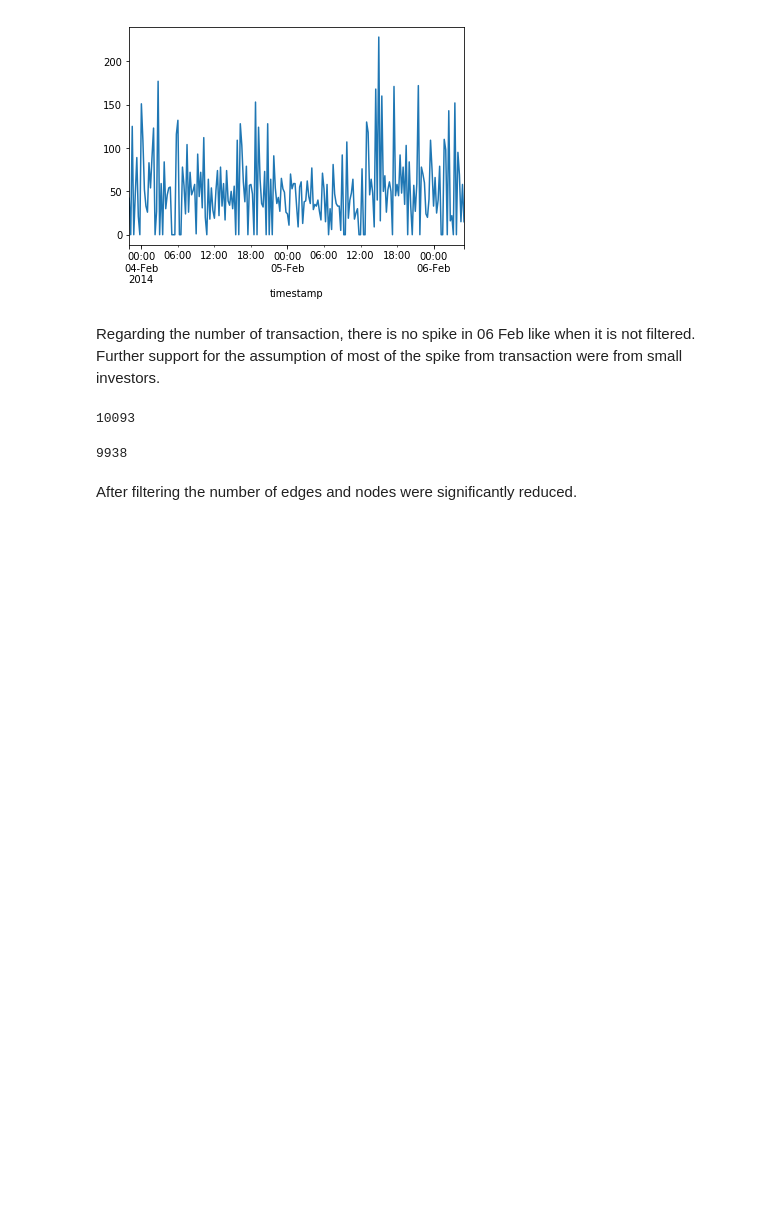
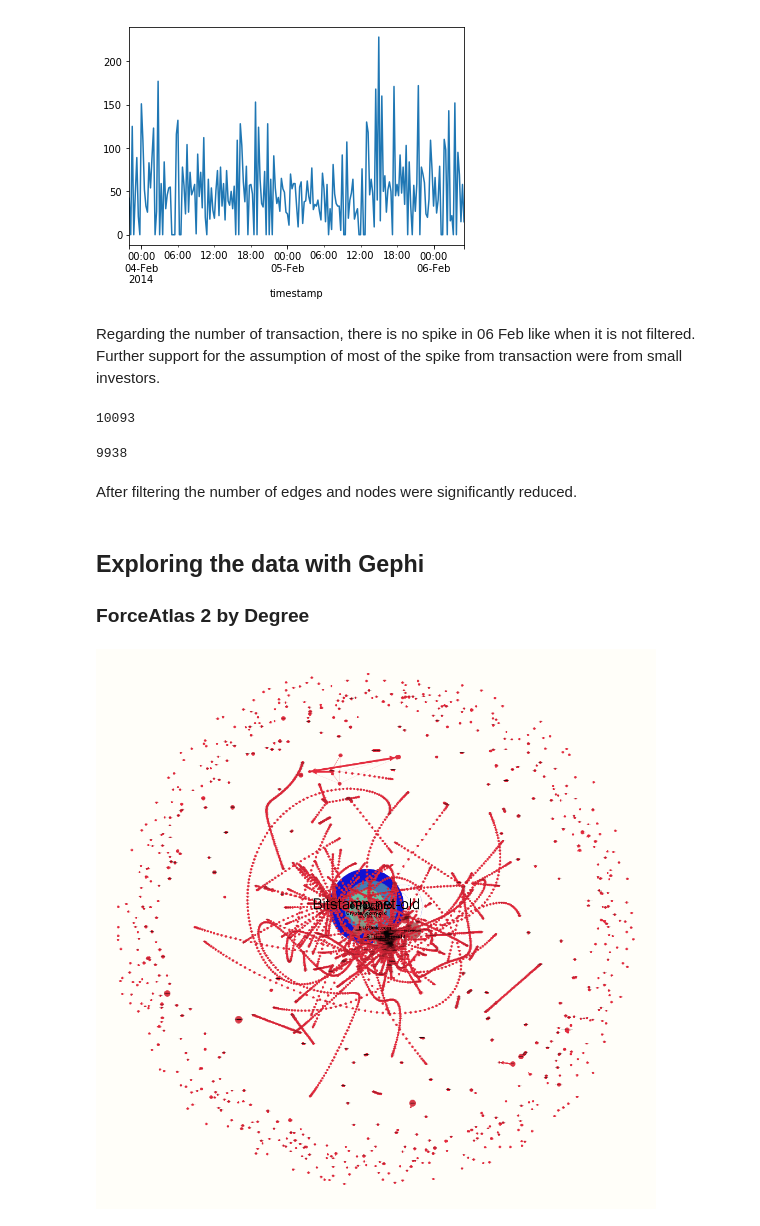
Before and after one commit to HongxiaTang/Mt.Gox, a Jupyter notebook: Viet's code/Project.ipynb, the cells around one changed output. Drawn from its saved outputs; the diff is of its cells as text; code cells hidden in the pictures; blank space fills up the shorter version.

```diff
--- a/Viet's code/Project.ipynb
+++ b/Viet's code/Project.ipynb
@@ -107,3 +108,10 @@ edge2.number_of_edges()
 9938
 # %% [markdown]
 After filtering the number of edges and nodes were significantly reduced.
+# %% [markdown]
+## Exploring the data with Gephi
+### ForceAtlas 2 by Degree
+# %%
+Image(filename="Degree.png",width=800,height=800)
+# %% [output]
+[figure, added]
```
Also changed, not shown: parts of 8 cells of this notebook, 11 other files.
